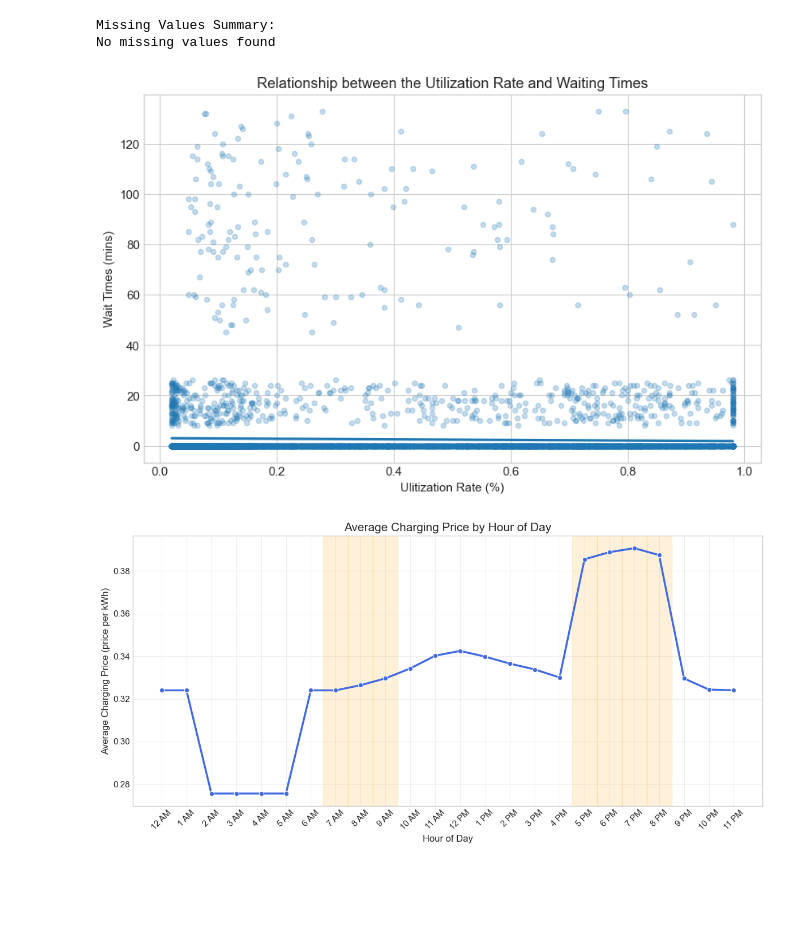
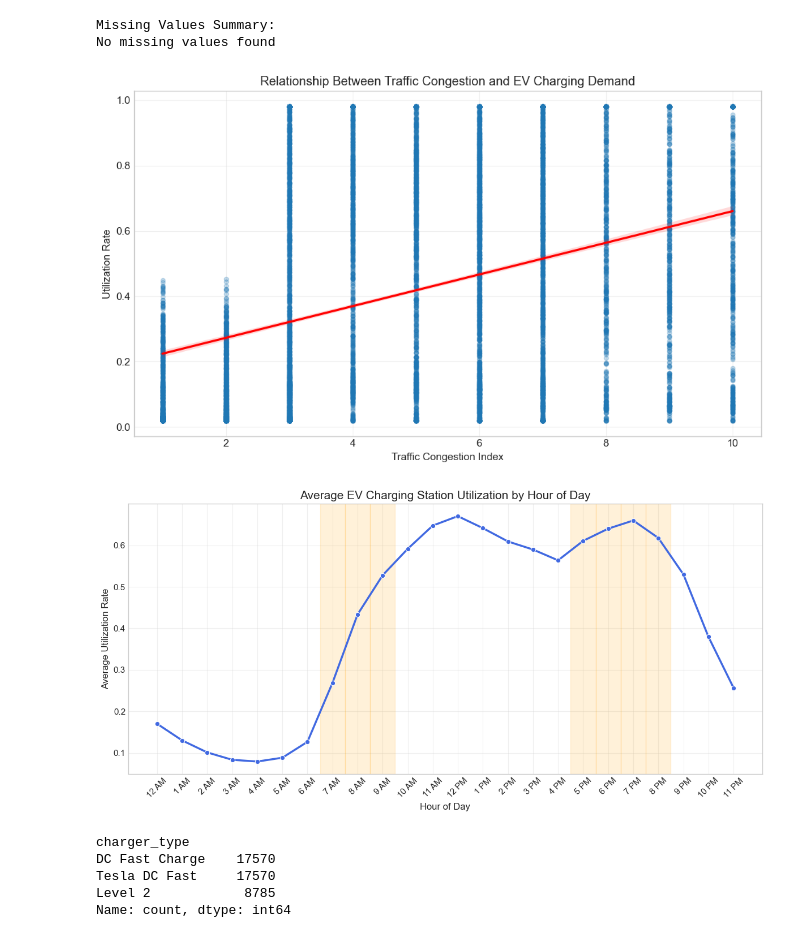
Before and after one commit to BruhBoba/Electric-Vehicle-Charging-Station-Demand-Predictor, a Jupyter notebook: ev_charging_data_visualization.ipynb, the cells around one changed output. Cells and saved outputs as stored; diff of their text form; code cells hidden in the pictures; blank space fills up the shorter version.

Commit message:
Added more data visualizations

```diff
--- a/ev_charging_data_visualization.ipynb
+++ b/ev_charging_data_visualization.ipynb
@@ -33,22 +33,27 @@ No missing values found
 # %%
 # Takes a random sample of the data
 plot_sample = df.sample(n=10000, random_state=42)
 
 # Create a scatter plot with a trend line
 plt.figure(figsize=(10,6))
 sns.regplot(
     data=plot_sample,
-    x="utilization_rate",
-    y="estimated_wait_time_mins",
+    x="traffic_congestion_index",
+    y="utilization_rate",
     scatter_kws={"alpha": 0.25, "s": 20},
+    line_kws={"color":"red"}
 )
 
 # Label the figure
-plt.title("Relationship between the Utilization Rate and Waiting Times")
-plt.xlabel("Ulitization Rate (%)")
-plt.ylabel("Wait Times (mins)")
+plt.title("Relationship Between Traffic Congestion and EV Charging Demand")
+# Traffic intensity score from 1-10 (1-3 light, 4-6 moderate, 7-10 heavy congestion)
+plt.xlabel("Traffic Congestion Index")
+plt.ylabel("Utilization Rate")
+
+plt.grid(alpha=0.3)
+plt.tight_layout()
 
 # Show the plot
 plt.show()
 # %% [output]
-[figure, old version]
+[figure, new version]
@@ -62,27 +67,26 @@ price_by_hour = (
 # %%
-# Create a line graph to show the average price during off-peak hours and average price during peak hours
+# Create a line graph to show the average utilization by hour
 plt.figure(figsize=(12,6))
 
 # Plot the line graph
 sns.lineplot(
-    data=price_by_hour,
-    x='hour_of_day',
-    y='current_price',
-    marker='o',
+    data=utilization_by_hour,
+    x="hour_of_day",
+    y="utilization_rate",
+    marker="o",
     linewidth=2.5,
     color="royalblue"
 )
 
-# Highlight common peak hours
-# Orange shaded regions are peak hours
+# Highlight the peak-hour periods
 peak_hours = sorted(df.loc[df["is_peak_hour"] == 1, "hour_of_day"].unique())
 
 for hour in peak_hours:
     plt.axvspan(hour - 0.5, hour + 0.5, color="orange", alpha=0.15)
 
-plt.title('Average Charging Price by Hour of Day', fontsize=15)
-plt.xlabel('Hour of Day', fontsize=12)
-plt.ylabel('Average Charging Price (price per kWh)', fontsize=12)
+plt.title("Average EV Charging Station Utilization by Hour of Day", fontsize=15)
+plt.xlabel("Hour of Day", fontsize=12)
+plt.ylabel("Average Utilization Rate", fontsize=12)
 
 labels = [
     "12 AM","1 AM","2 AM","3 AM","4 AM","5 AM",
@@ -94,10 +98,19 @@ labels = [
 plt.xticks(range(24), labels, rotation=45)
 plt.grid(alpha=0.3)
 
-plt.legend()
 plt.tight_layout()
 
 # Show the line graph
 plt.show()
 # %% [output]
-[figure, old version]
+[figure, new version]
+# %%
+# Check all unique charger types and count of each charger type
+df["charger_type"].unique()
+df["charger_type"].value_counts()
+# %% [output]
+charger_type
+DC Fast Charge    17570
+Tesla DC Fast     17570
+Level 2            8785
+Name: count, dtype: int64
```
Also changed, not shown: parts of 4 cells of this notebook, 1 other file.
